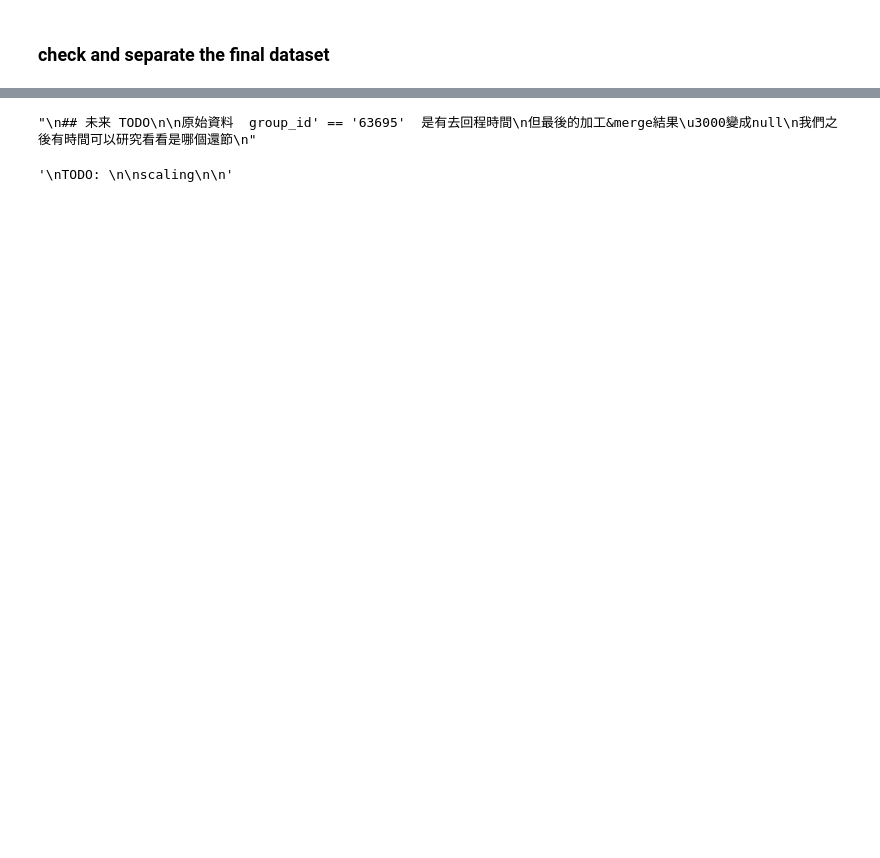
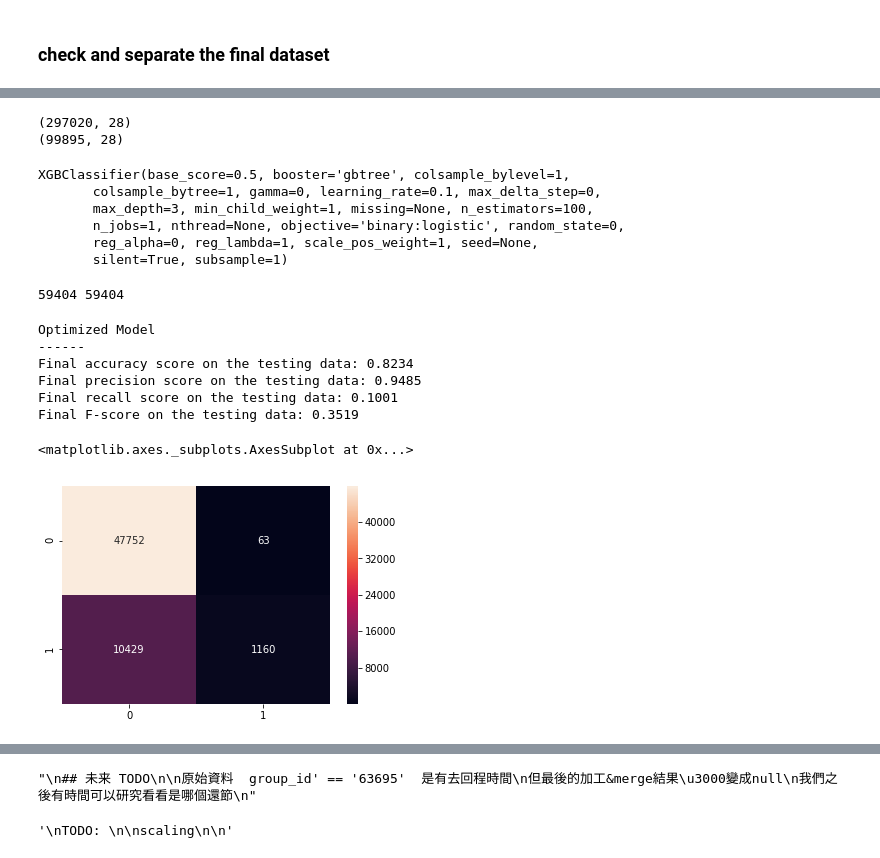
Before and after one commit to HuangKY/t_brain_ai, a Jupyter notebook: analysis/HuangKY/copy_variables_derivation_001.ipynb, the cells around one changed output, grey strips where cells are left out. Saved outputs shown, nothing was run; the diff lists cells and outputs as text; code cells hidden in the pictures; blank space fills up the shorter version.

```diff
--- a/analysis/HuangKY/copy_variables_derivation_001.ipynb
+++ b/analysis/HuangKY/copy_variables_derivation_001.ipynb
@@ -237,0 +303,63 @@ memory usage: 77.0+ MB
+# %%
+train_features_final = train_features.drop(['order_id','group_id','unit','area','sub_line','deal_or_not'], axis=1)
+train_features_final['ridge1'] = train_ridge_score1
+train_features_final['ridge2'] = train_ridge_score2
+train_features_final['ridge3'] = train_ridge_score3
+
+train_Y = train_features['deal_or_not'] ##
+print(train_features_final.shape)
+test_features_final = test_features.drop(['order_id','group_id','unit','area','sub_line'], axis=1)
+test_features_final = test_features_final.iloc[:,:len(test_features_final.keys())-1]
+test_features_final['ridge1'] = test_ridge_score1
+test_features_final['ridge2'] = test_ridge_score2
+test_features_final['ridge3'] = test_ridge_score3
+print(test_features_final.shape)
+# %% [output]
+(297020, 28)
+(99895, 28)
+# %%
+# missing data imputation
+train_features_final = train_features_final.fillna(0)
+test_features_final = test_features_final.fillna(0)
+# %%
+X_train, X_cv, y_train, y_cv = train_test_split(train_features_final,
+                                                    train_Y,
+                                                    test_size = 0.2,
+                                                    random_state = 0)
+
+
+xgb_model = xgb.XGBClassifier()
+xgb_model.fit(X_train, y_train)
+# %% [output]
+XGBClassifier(base_score=0.5, booster='gbtree', colsample_bylevel=1,
+       colsample_bytree=1, gamma=0, learning_rate=0.1, max_delta_step=0,
+       max_depth=3, min_child_weight=1, missing=None, n_estimators=100,
+       n_jobs=1, nthread=None, objective='binary:logistic', random_state=0,
+       reg_alpha=0, reg_lambda=1, scale_pos_weight=1, seed=None,
+       silent=True, subsample=1)
+# %%
+xgb_predictions = xgb_model.predict(X_cv)
+print(len(y_cv), len(xgb_predictions))
+# %% [output]
+59404 59404
+# %%
+# Report the before-and-afterscores
+print("\nOptimized Model\n------")
+print("Final accuracy score on the testing data: {:.4f}".format(accuracy_score(y_cv, xgb_predictions)))
+print("Final precision score on the testing data: {:.4f}".format(precision_score(y_cv, xgb_predictions)))
+print("Final recall score on the testing data: {:.4f}".format(recall_score(y_cv, xgb_predictions)))
+print("Final F-score on the testing data: {:.4f}".format(fbeta_score(y_cv, xgb_predictions, beta = 0.5)))
+
+from sklearn.metrics import confusion_matrix
+import seaborn as sns
+%matplotlib inline
+sns.heatmap(confusion_matrix(y_cv, xgb_predictions), annot = True, fmt = '')
+# %% [output]
+Optimized Model
+------
+Final accuracy score on the testing data: 0.8234
+Final precision score on the testing data: 0.9485
+Final recall score on the testing data: 0.1001
+Final F-score on the testing data: 0.3519
+<matplotlib.axes._subplots.AxesSubplot at 0x...>
+[figure, added]
```
Also changed, not shown: parts of 66 cells of this notebook, 1 other file.
